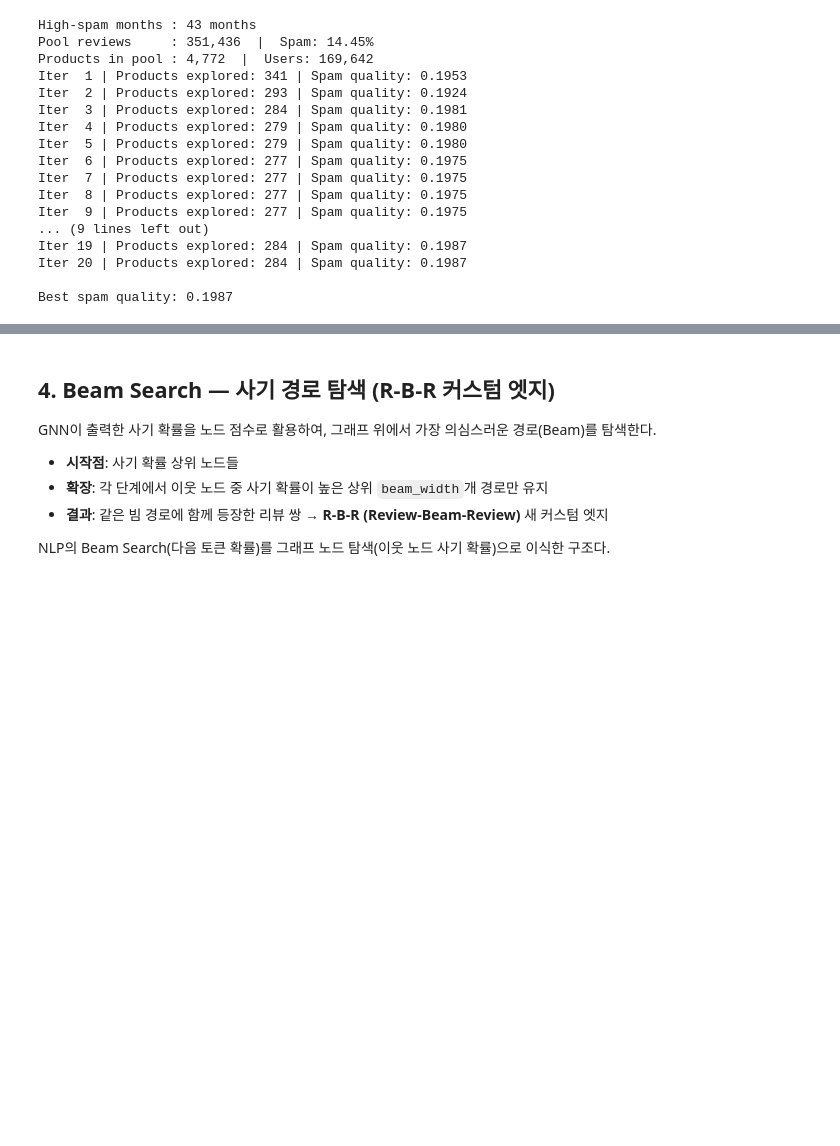
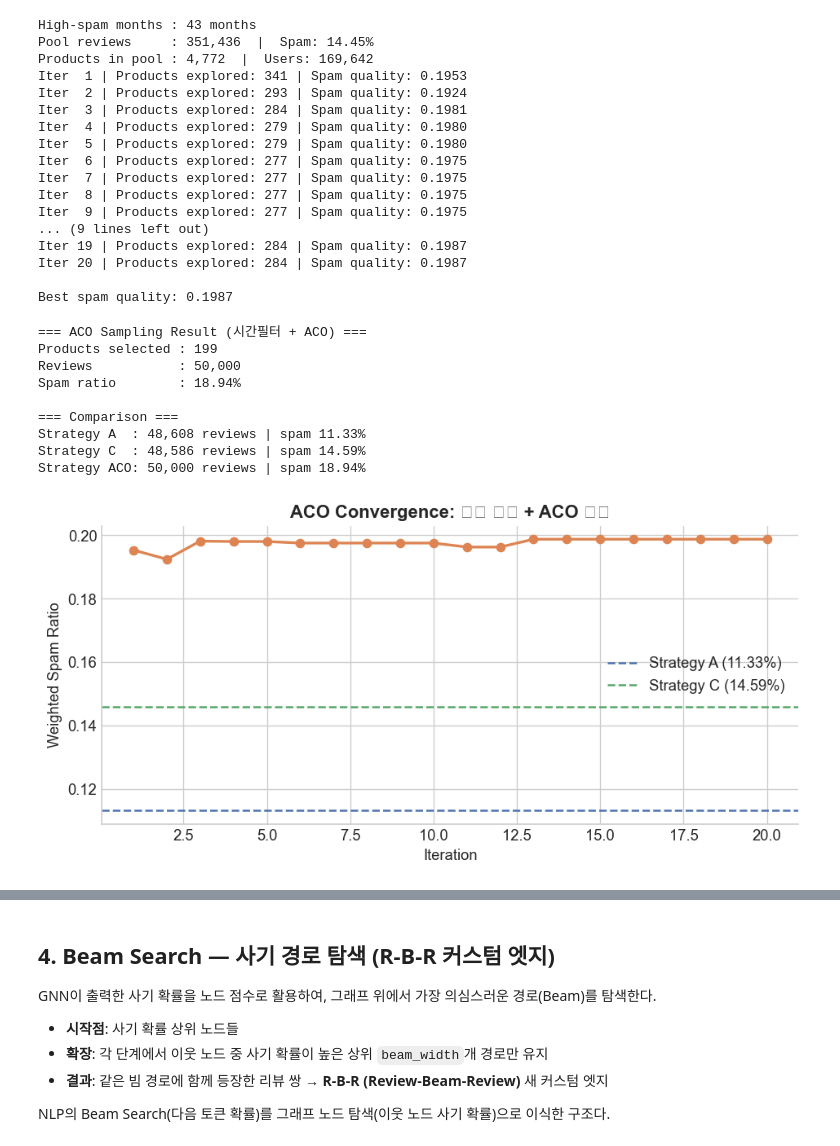
Before and after one commit to nepersoned/idta, a Jupyter notebook: archive/gnn.ipynb, the cells around one changed output, grey strips where cells are left out. Cells and saved outputs as stored; diff of their text form; code cells hidden in the pictures; blank space fills up the shorter version.

```diff
--- a/archive/gnn.ipynb
+++ b/archive/gnn.ipynb
@@ -278,29 +336,44 @@ Best spam quality: 0.1987
 # %%
 # ── 최종 서브그래프 선택 (df_pool 기반, 최대 50,000) ─────────────────────────
 sorted_prods = sorted(best_tau.items(), key=lambda x: x[1], reverse=True)
 sel_prods, total_rev = [], 0
 for p, _ in sorted_prods:
     n = prod_deg.get(p, 0)
     if total_rev + n <= TARGET:
         sel_prods.append(p)
         total_rev += n
 
 strat_ACO = df_pool[df_pool['prod_id'].isin(sel_prods)].copy()
-print("=== ACO Sampling Result ===")
+print("=== ACO Sampling Result (시간필터 + ACO) ===")
 print(f"Products selected : {len(sel_prods):,}")
 print(f"Reviews           : {len(strat_ACO):,}")
 print(f"Spam ratio        : {strat_ACO['label'].mean():.2%}")
 
+print("\n=== Comparison ===")
+for name, s in [('Strategy A  ', strat_A), ('Strategy C  ', strat_C), ('Strategy ACO', strat_ACO)]:
+    print(f"{name}: {len(s):,} reviews | spam {s['label'].mean():.2%}")
+
 # ACO 수렴 곡선
 fig, ax = plt.subplots(figsize=(8, 4))
 ax.plot(range(1, N_ITER + 1), aco_history, marker='o', color='#DD8452', linewidth=2)
-ax.axhline(df['label'].mean(), linestyle='--', color='gray',
-           label=f"전체 평균 ({df['label'].mean():.2%})")
+ax.axhline(strat_A['label'].mean(), linestyle='--', color='#4C72B0', label=f"Strategy A ({strat_A['label'].mean():.2%})")
+ax.axhline(strat_C['label'].mean(), linestyle='--', color='#55A868', label=f"Strategy C ({strat_C['label'].mean():.2%})")
 ax.set_title('ACO Convergence: 시간 필터 + ACO 탐색', fontweight='bold')
 ax.set_xlabel('Iteration')
 ax.set_ylabel('Weighted Spam Ratio')
 ax.legend(frameon=False)
 plt.tight_layout()
 plt.savefig('aco_convergence.png', bbox_inches='tight')
 plt.show()
+# %% [output]
+=== ACO Sampling Result (시간필터 + ACO) ===
+Products selected : 199
+Reviews           : 50,000
+Spam ratio        : 18.94%
+
+=== Comparison ===
+Strategy A  : 48,608 reviews | spam 11.33%
+Strategy C  : 48,586 reviews | spam 14.59%
+Strategy ACO: 50,000 reviews | spam 18.94%
+[figure, added]
 # %%
```
Also changed, not shown: parts of 9 cells of this notebook, 1 other file.
